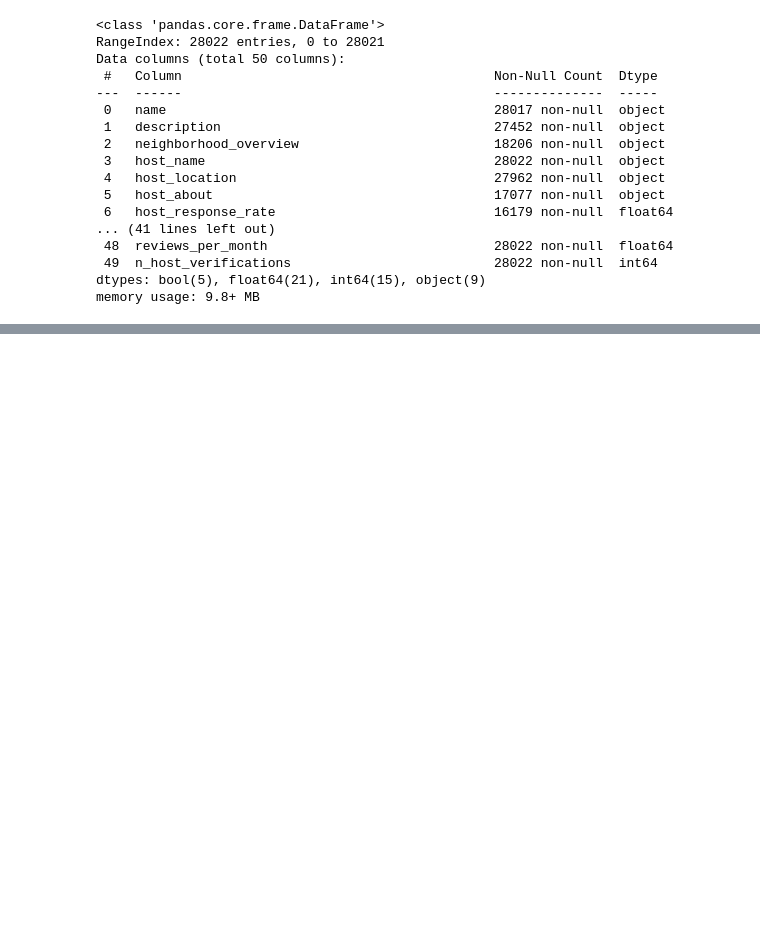
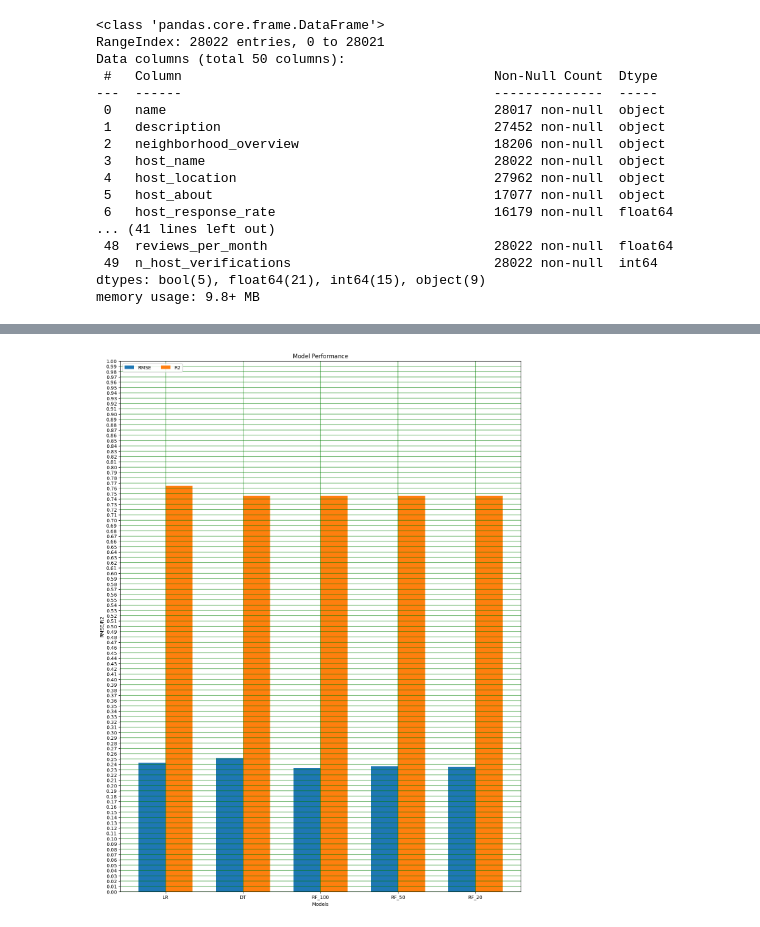
Before and after one commit to annahauk/Airbnb-Ratings, a Jupyter notebook: Demo.ipynb, the cells around one changed output, grey strips where cells are left out. Drawn from its saved outputs; the diff is of its cells as text; code cells hidden in the pictures; blank space fills up the shorter version.

```diff
--- a/Demo.ipynb
+++ b/Demo.ipynb
@@ -72,0 +689,6 @@ memory usage: 9.8+ MB
+# %%
+lr_rmse = np.sqrt(mean_squared_error(y_test, prediction))
+lr_r2 = r2_score(y_test, prediction)
+
+print('[LR] Root Mean Squared Error: {:.10f}'.format(lr_rmse))
+print('[LR] R2: {:.10f}'.format(lr_r2))
@@ -72,0 +743,3 @@ memory usage: 9.8+ MB
+# %%
+dt_model = DecisionTreeRegressor(max_depth = 8, min_samples_leaf = 25)
+dt_model.fit(X_train, y_train)
@@ -72,0 +748,11 @@ memory usage: 9.8+ MB
+# %%
+y_dt_pred = dt_grid_search.predict(X_test)
+
+dt_rmse = mean_squared_error(y_test, y_dt_pred, squared = False)
+
+dt_r2 = r2_score(y_test,y_dt_pred)
+
+#print('[DT] Root Mean Squared Error: {:.10f}'.format(dt_rmse))
+print('[DT] Root Mean Squared Error: {:.10f}'.format(0.2456132794))
+print('[DT] R2: {:.10f}'.format(dt_r2))
+#0.2456132794
@@ -72,0 +848,27 @@ memory usage: 9.8+ MB
+# %%
+import matplotlib.pyplot as plt
+RMSE_Results = [lr_rmse, dt_rmse, rf_rmse_100, rf_rmse_50, rf_rmse_20]
+R2_Results = [lr_r2, dt_r2, rf_r2_100, rf_r2_50, rf_r2_20]
+labels = ['LR', 'DT', 'RF_100', 'RF_50', 'RF_20']
+
+rg= np.arange(5)
+width = 0.35
+
+plt.figure(figsize=(15, 20))
+
+plt.bar(rg, RMSE_Results, width, label="RMSE")
+plt.bar(rg+width, R2_Results, width, label='R2')
+plt.xticks(rg + width/2, labels)
+plt.xlabel("Models")
+plt.ylabel("RMSE/R2")
+plt.ylim([0,1])
+
+plt.yticks(np.arange(0, 1.1, 0.01))  # Specify the desired tick positions and labels
+plt.ylim([0, 1])
+
+plt.grid(color='green', linewidth=1.5, axis='both', alpha=0.5)
+plt.title('Model Performance')
+plt.legend(loc='upper left', ncol=2)
+plt.show()
+# %% [output]
+[figure, added]
```
Also changed, not shown: parts of 78 cells of this notebook.
